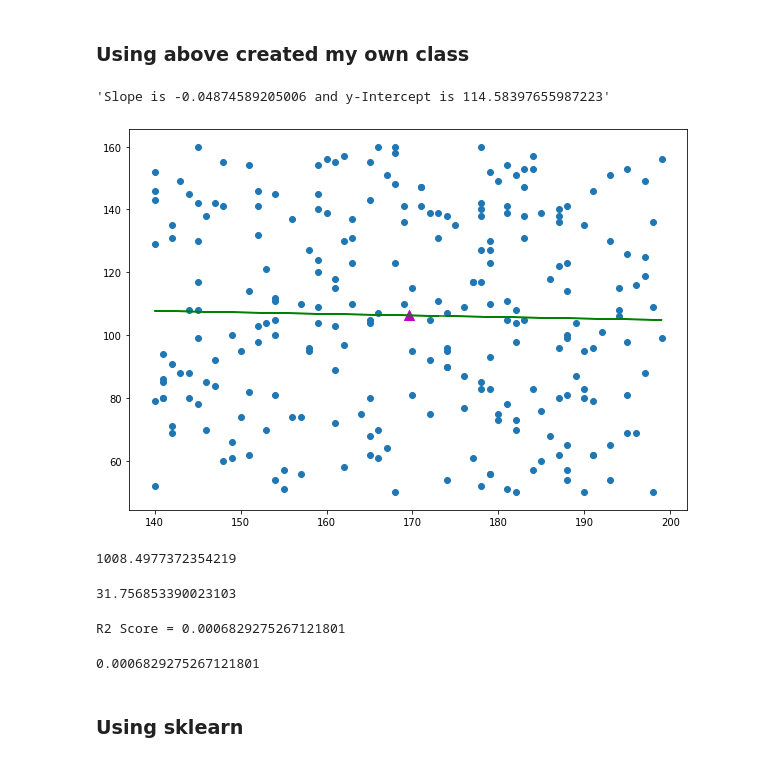
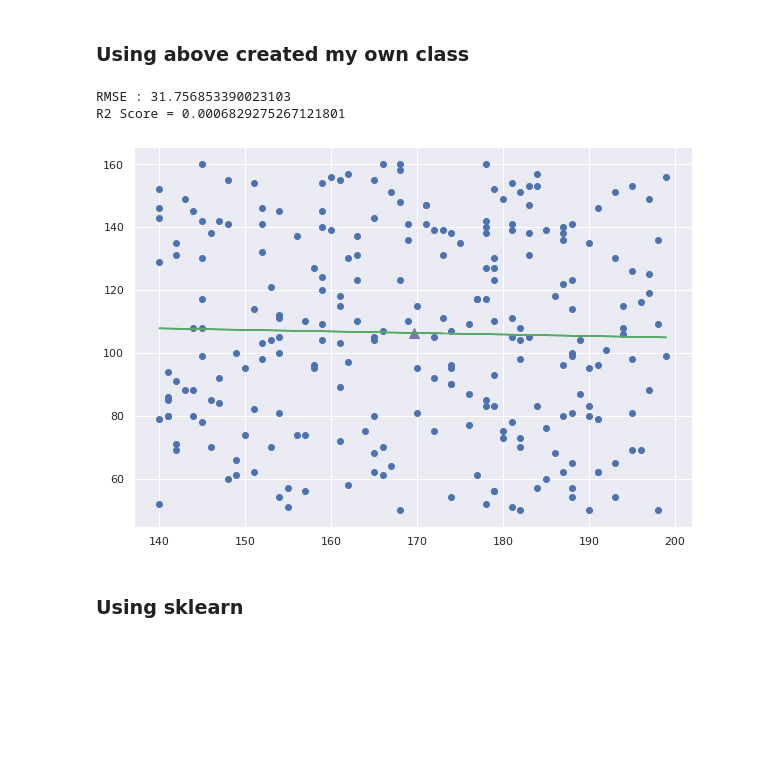
Before and after one commit to ASHOKKUMAR-K/Machine-Learning-Algorithms-From-Scratch, a Jupyter notebook: 01. Simple Linear Regression/Simple Linear Regression.ipynb, the cells around one changed output. Cells and saved outputs as stored; diff of their text form; code cells hidden in the pictures; blank space fills up the shorter version.

```diff
--- a/01. Simple Linear Regression/Simple Linear Regression.ipynb
+++ b/01. Simple Linear Regression/Simple Linear Regression.ipynb
@@ -230,27 +244,12 @@ hw.head()
 # %% [markdown]
 ### Using above created my own class
 # %%
-own_weight_regressor = SimpleLinearRegressor(hw['Height'], hw['Weight'])
-own_weight_regressor.fit()
+own_weight_regressor = SimpleLinearRegressor(visualization=True)
+own_weight_regressor.fit(hw['Height'], hw['Weight'])
 # %% [output]
-'Slope is -0.04874589205006 and y-Intercept is 114.58397655987223'
+RMSE : 31.756853390023103
+R2 Score = 0.0006829275267121801
+[figure, added]
-# %%
-own_weight_regressor.plot_regressor()
-# %% [output]
-[figure, removed]
-# %%
-own_weight_regressor.mse()
-# %% [output]
-1008.4977372354219
-# %%
-own_weight_regressor.rmse()
-# %% [output]
-31.756853390023103
-# %%
-own_weight_regressor.r2_score()
-# %% [output]
-R2 Score = 0.0006829275267121801
-0.0006829275267121801
 # %% [markdown]
 ### Using sklearn
 # %%
```
Also changed, not shown: parts of 18 cells of this notebook.
